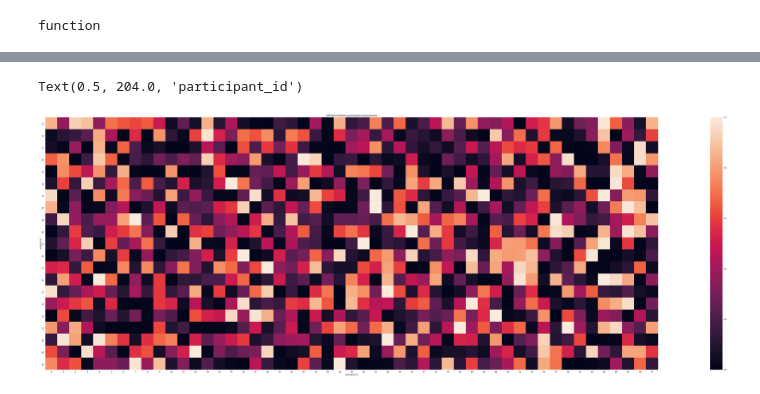
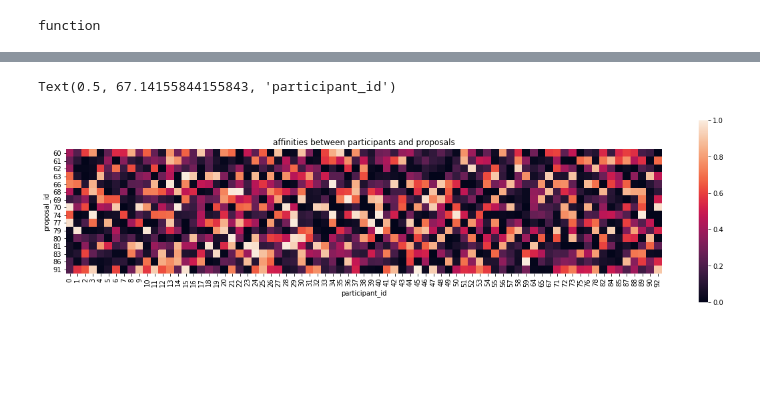
Before and after one commit to BlockScience/conviction, a Jupyter notebook: conviction_cadCAD3.ipynb, the cells around one changed output, grey strips where cells are left out. Drawn from its saved outputs; the diff is of its cells as text; code cells hidden in the pictures; blank space fills up the shorter version.

Commit message:
experiments!

```diff
--- a/conviction_cadCAD3.ipynb
+++ b/conviction_cadCAD3.ipynb
@@ -192,7 +204,7 @@ params= {
     'base_completion_rate': [100],
     'base_failure_rate': [200],
     'trigger_func': [trigger_threshold],
-    'kappa': [2], #bonding curve curvature
+    'kappa': [kappa], #bonding curve curvature
     'invariant': [invariant], #set by bonding curve choices
     'tax_rate': [.02]
     }
@@ -205,7 +217,7 @@ function
 # Settings of general simulation parameters, unrelated to the system itself
 # `T` is a range with the number of discrete units of time the simulation will run for;
 # `N` is the number of times the simulation will be run (Monte Carlo runs)
-time_periods_per_run = 200
+time_periods_per_run = 100
 monte_carlo_runs = 1
 
 from cadCAD.configuration.utils import config_sim
@@ -387,3 +387,7 @@ def make2D(key, data, fill=False):
+# %%
+#I ran multiple experiments above, pick1
+experiment_index = 2
+df = results[experiment_index]['result']
 # %%
 df['conviction'] = df.network.apply(lambda g: np.array([g.nodes[j]['conviction'] for j in get_nodes_by_type(g, 'proposal') if g.nodes[j]['status']=='candidate']))
 df['candidate_count'] = df.network.apply(lambda g: len([j for j in get_nodes_by_type(g, 'proposal') if g.nodes[j]['status']=='candidate']))
@@ -416,0 +435,4 @@ rdf= df[df.substep==4].copy()
+# %%
+print(params['invariant'])
+df['invar'] = df.supply**kappa/df.reserve
+df.invar.head(10)
@@ -439,22 +513,22 @@ for i_ind in range(N):
         j = last_props[j_ind]
         affinities[i_ind][j_ind] = last_net.edges[(i,j)]['affinity']
 # %%
-dims = (100, 25)
+dims = (20, 5)
 fig, ax = plt.subplots(figsize=dims)
 
 sns.heatmap(affinities.T,
             xticklabels=last_parts,
             yticklabels=last_props,
             square=True,
             cbar=True,
             ax=ax)
 
 plt.title('affinities between participants and proposals')
 plt.ylabel('proposal_id')
 plt.xlabel('participant_id')
 # %% [output]
-Text(0.5, 204.0, 'participant_id')
+Text(0.5, 67.14155844155843, 'participant_id')
-[figure, old version]
+[figure, new version]
 # %%
 #working on deduplicating colors
 #
```
Also changed, not shown: parts of 52 cells of this notebook, 3 other files.
